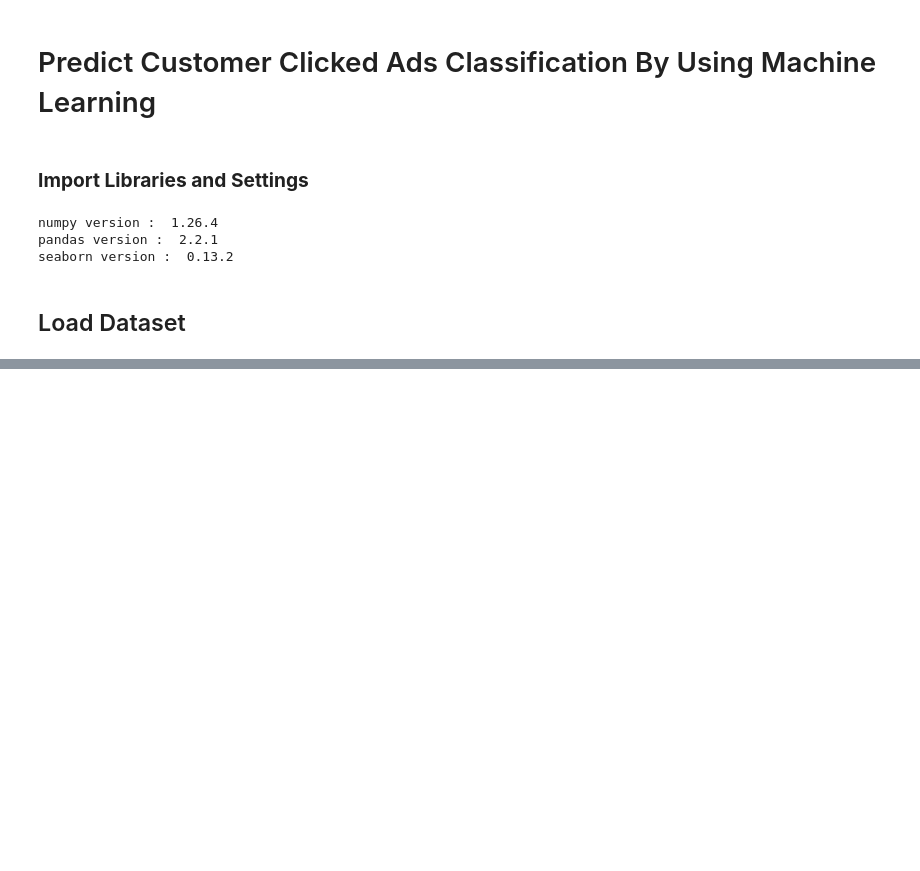
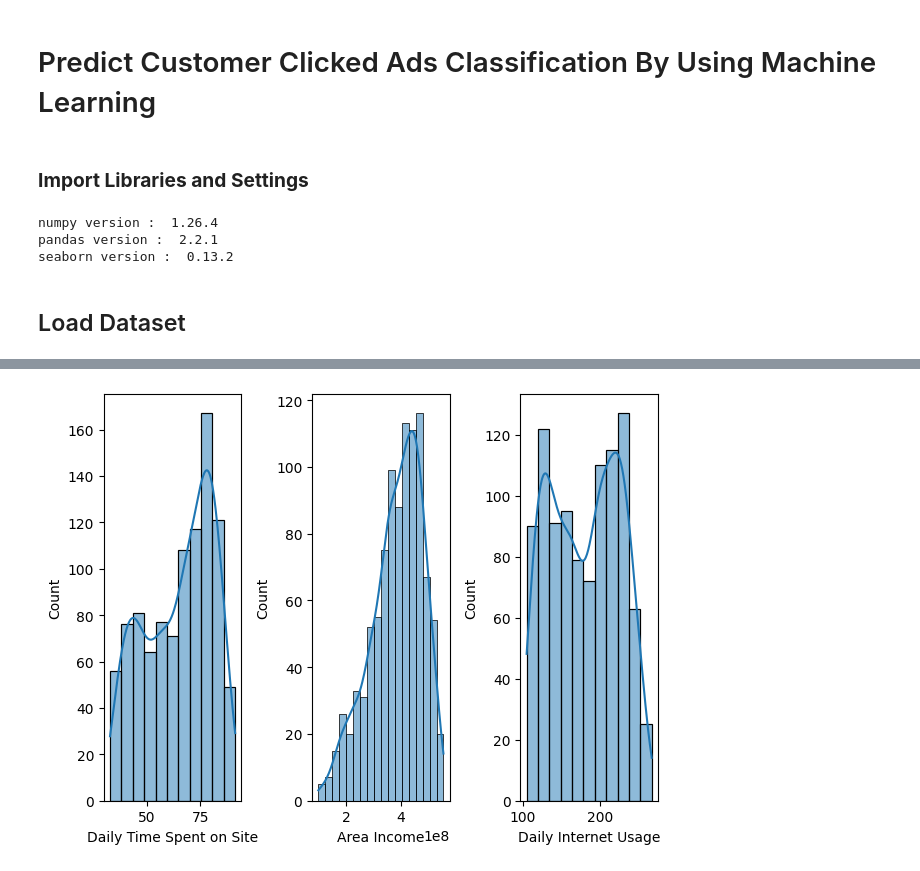
Before and after one commit to mcikalmerdeka/Predict-Customer-Clicked-Ads-Classification-By-Using-Machine-Learning, a Jupyter notebook: Clicked Ads Classification.ipynb, the cells around one changed output, grey strips where cells are left out. Saved outputs shown, nothing was run; the diff lists cells and outputs as text; code cells hidden in the pictures; blank space fills up the shorter version.

```diff
--- a/Clicked Ads Classification.ipynb
+++ b/Clicked Ads Classification.ipynb
@@ -31,0 +50,11 @@ df = pd.read_csv('Clicked Ads Dataset.csv')
+# %%
+# Drop index column
+df.drop(columns='Unnamed: 0', inplace=True)
+
+# Re-arrange column (target 'Clicked on Ad' at the end)
+df_1 = df.drop(columns='Clicked on Ad')
+df_2 = df['Clicked on Ad']
+df = pd.concat([df_1, df_2], axis='columns')
+
+# Other way to re-arrange column
+# df = df[[col for col in df if col != 'Clicked on Ad'] + ['Clicked on Ad']]
@@ -31,0 +120,16 @@ df = pd.read_csv('Clicked Ads Dataset.csv')
+# %%
+for i in range(0, len(nums)):
+    plt.subplot(1, len(nums), i+1)
+    sns.boxplot(y=df[nums[i]], color='gray', orient='v')
+    plt.tight_layout()
+# %%
+impute_col = ['Daily Time Spent on Site', 'Area Income', 'Daily Internet Usage']
+
+for i in range(len(impute_col)):
+    plt.subplot(1, len(impute_col), i+1)
+    sns.histplot(x=df[impute_col[i]], kde=True)
+
+plt.tight_layout()
+plt.show()
+# %% [output]
+[figure, added]
```
Also changed, not shown: parts of 9 cells of this notebook.
